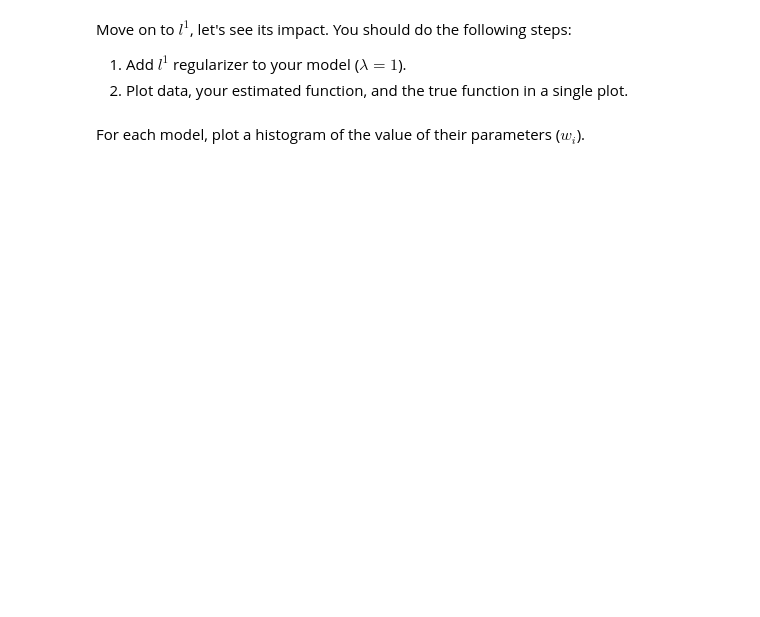
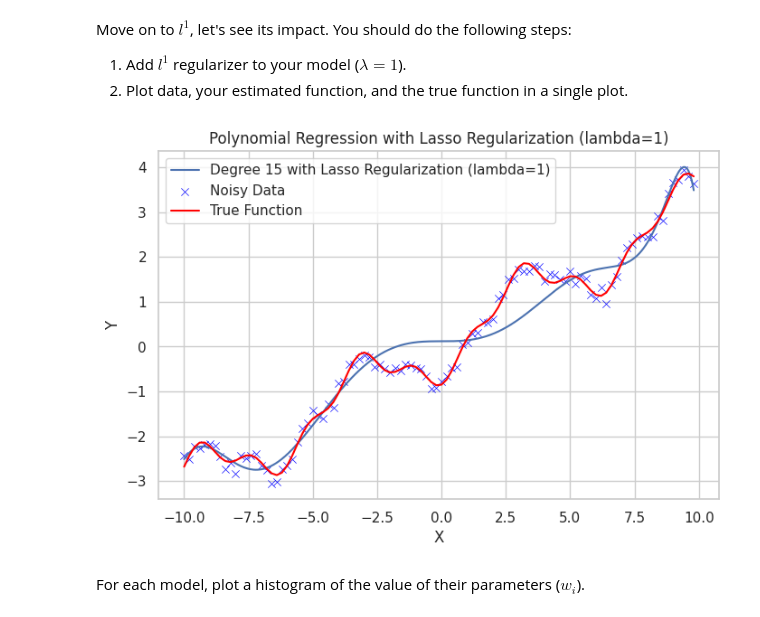
Before and after one commit to peyman886/Machine_Learning, a Jupyter notebook: Bahrak 1402-1/HomeWork/HW03/Machine_Learning_HW03.ipynb, the cells around one changed output. Saved outputs shown, nothing was run; the diff lists cells and outputs as text; code cells hidden in the pictures; blank space fills up the shorter version.

```diff
--- a/Bahrak 1402-1/HomeWork/HW03/Machine_Learning_HW03.ipynb
+++ b/Bahrak 1402-1/HomeWork/HW03/Machine_Learning_HW03.ipynb
@@ -458,5 +478,27 @@ Now, you should do:
 Move on to $l^1$, let's see its impact. You should do the following steps:
 1. Add $l^1$ regularizer to your model ($λ=1$).
 2. Plot data, your estimated function, and the true function in a single plot.
+# %%
+# Degree 15 polynomial model with Ridge regularization (lambda = 1)
+model_lasso_lambda1 = fit_poly_model_with_regularization(X, Y_noisy, 15, alpha=1, reg_type='l1')
+
+# Plotting with Seaborn
+plt.figure(figsize=(8, 5))
+
+# Plotting the estimated function with Ridge regularization
+plot_poly_model_seaborn(X, Y_noisy, model_lasso_lambda1, 15, 'Degree 15 with Lasso Regularization (lambda=1)', show=False)
+
+# Plotting the true function and the noisy data
+sns.scatterplot(x=X, y=Y_noisy, color='blue', label='Noisy Data', marker='x',palette=sns.color_palette("husl", 9))
+sns.lineplot(x=np.sort(X), y=2 * np.cos(np.sort(X)) / -np.pi + (2 * np.sort(X)) / (2 * np.pi) + 2 * np.cos(3 * np.sort(X)) / (-3 * np.pi),
+             color='red', label='True Function',palette=sns.color_palette("husl", 9))
+
+plt.title('Polynomial Regression with Lasso Regularization (lambda=1)')
+plt.xlabel('X')
+plt.ylabel('Y')
+plt.legend()
+plt.show()
+# %% [output]
+[figure, added]
 # %% [markdown]
 For each model, plot a histogram of the value of their parameters ($w_i$).
```
Also changed, not shown: parts of 32 cells of this notebook.
